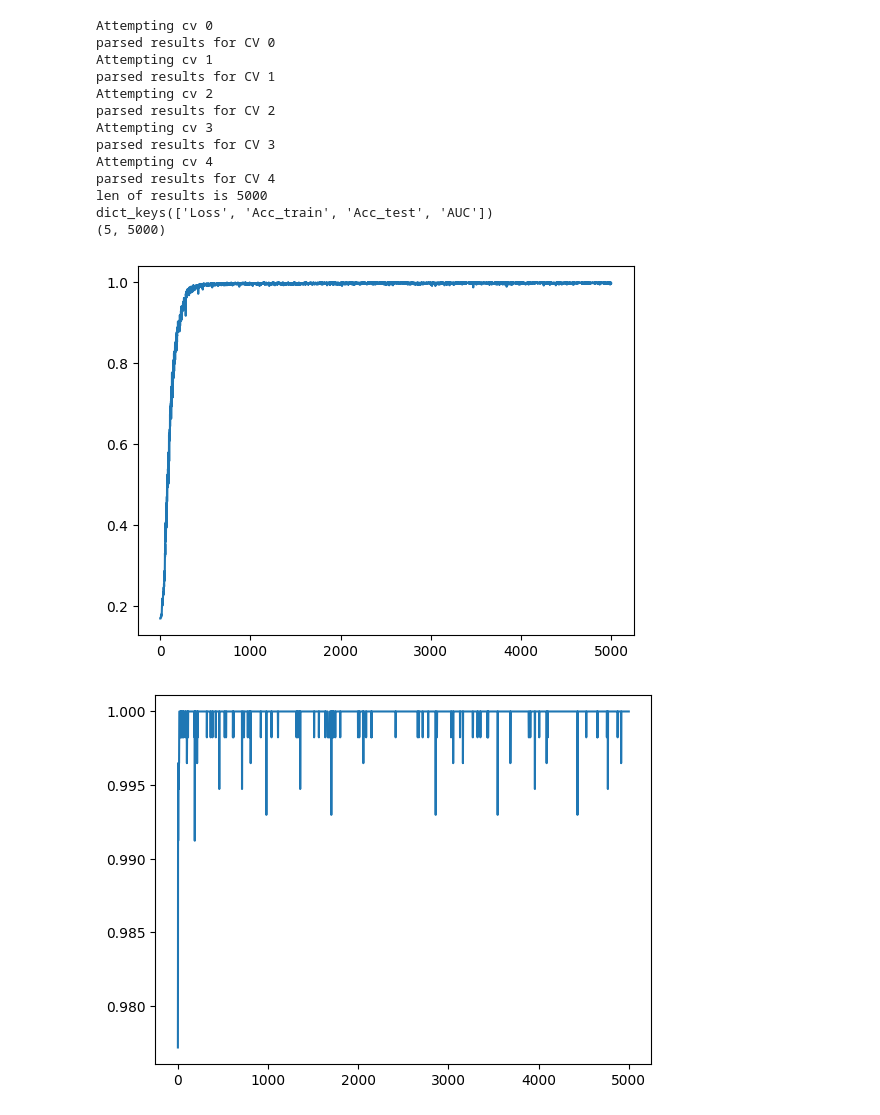
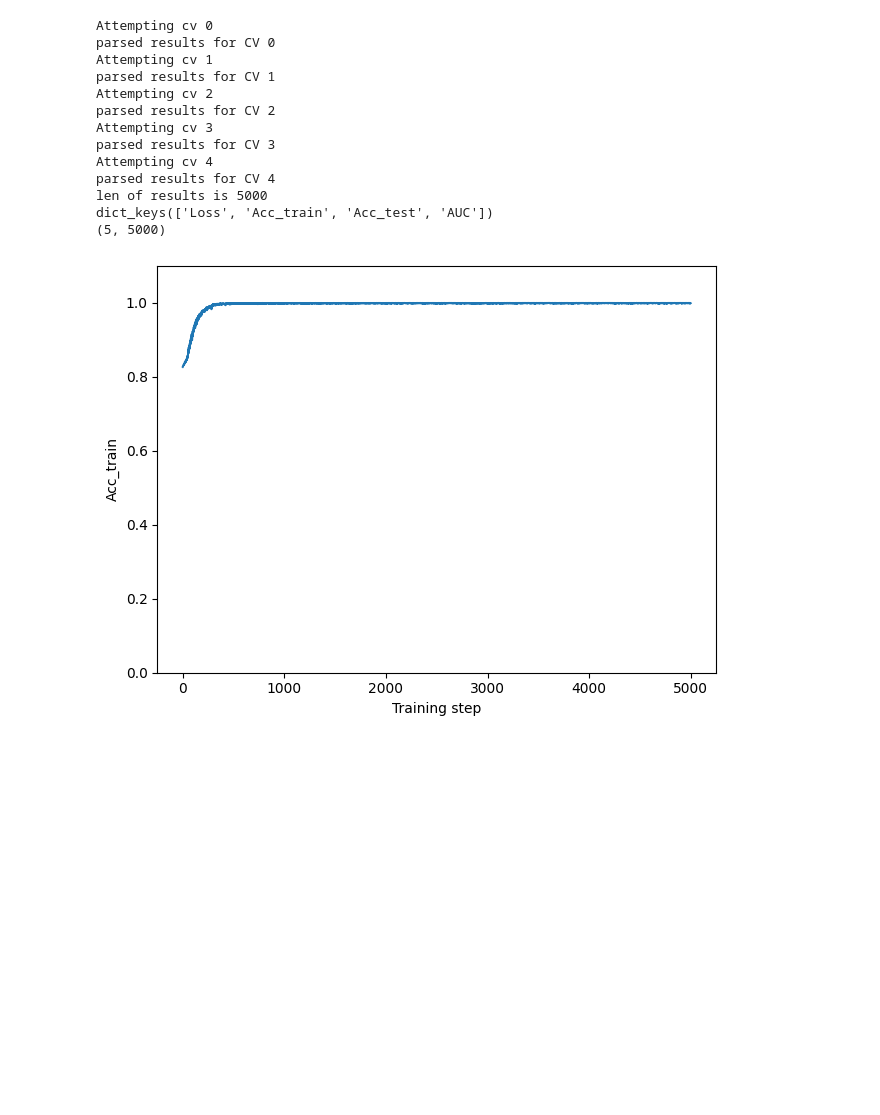
Before and after one commit to cap-jmk/carate-pwc, a Jupyter notebook: notebooks/Plotting.ipynb, the cells around one changed output. Drawn from its saved outputs; the diff is of its cells as text; code cells hidden in the pictures; blank space fills up the shorter version.

Commit message:
basic plotting done

```diff
--- a/notebooks/Plotting.ipynb
+++ b/notebooks/Plotting.ipynb
@@ -187,31 +5,30 @@ def get_min(step_list: List[float]) -> float:
 # %%
 import pandas as pd
 
 path_to_directory = (
-        "./ENZYMES_DATA/data/"
+        "./data/"
     )
 result = get_stacked_list(
         path_to_directory=path_to_directory,
         column_name="Acc",
         num_cv=5,
         json_name="ENZYMES.json",
     )
 print("len of results is", len(result[0]["Loss"]))
 print(result[0].keys())
-plot_range_band(result, key_val="Acc_train")
+plot_range_band_single(result, key_val="Acc_train", file_name="ENZYMES_accuracy", save_dir="./plots")
 # %% [output]
 Attempting cv 0
 parsed results for CV 0
 Attempting cv 1
 parsed results for CV 1
 Attempting cv 2
 parsed results for CV 2
 Attempting cv 3
 parsed results for CV 3
 Attempting cv 4
 parsed results for CV 4
 len of results is 5000
 dict_keys(['Loss', 'Acc_train', 'Acc_test', 'AUC'])
 (5, 5000)
-[figure, old version]
+[figure, new version]
-[figure, removed]
```
Also changed, not shown: parts of 3 cells of this notebook, 10 other files.
